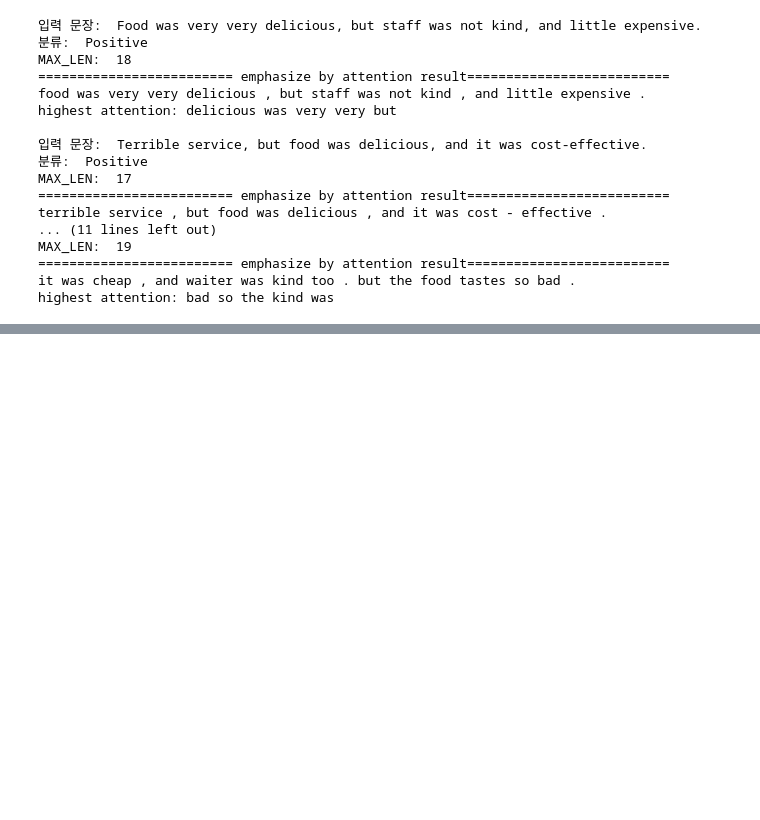
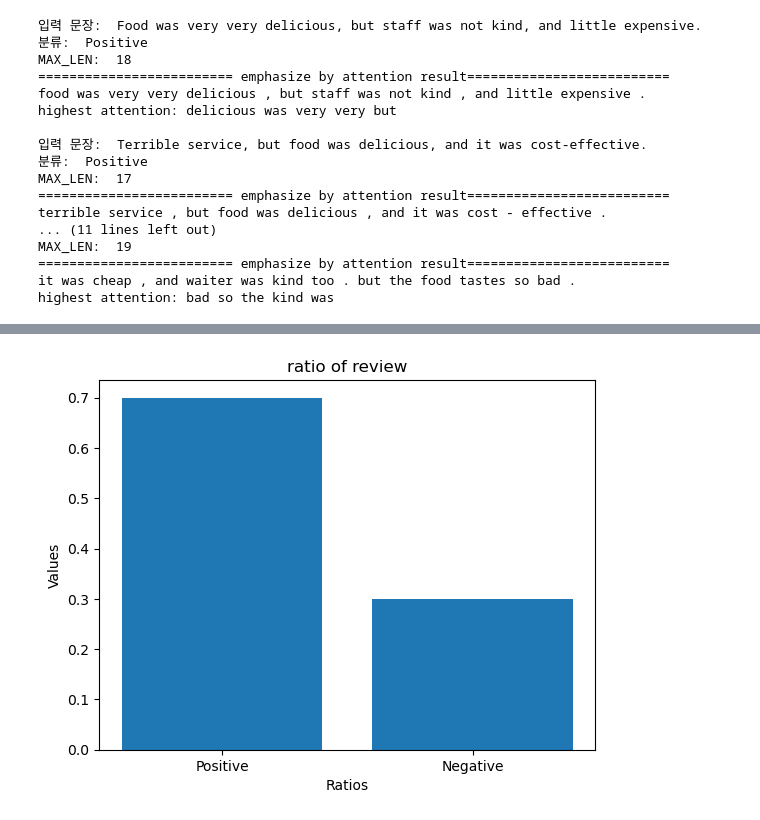
Before and after one commit to Eunjin3395/graduation_project, a Jupyter notebook: BERT_fine_tuning_Food.ipynb, the cells around one changed output, grey strips where cells are left out. Saved outputs shown, nothing was run; the diff lists cells and outputs as text; code cells hidden in the pictures; blank space fills up the shorter version.

```diff
--- a/BERT_fine_tuning_Food.ipynb
+++ b/BERT_fine_tuning_Food.ipynb
@@ -961,0 +965,12 @@ highest attention: delicious was so angry one
+# %%
+def draw_bar_chart(ratio1, ratio2):
+    labels = ['Positive', 'Negative']
+    ratios = [ratio1, ratio2]
+
+    plt.bar(labels, ratios)
+    plt.xlabel('Ratios')
+    plt.ylabel('Values')
+    plt.title('ratio of review')
+    plt.show()
+# %% [output]
+[figure, added]
```
Also changed, not shown: parts of 17 cells of this notebook, 4 other files.
